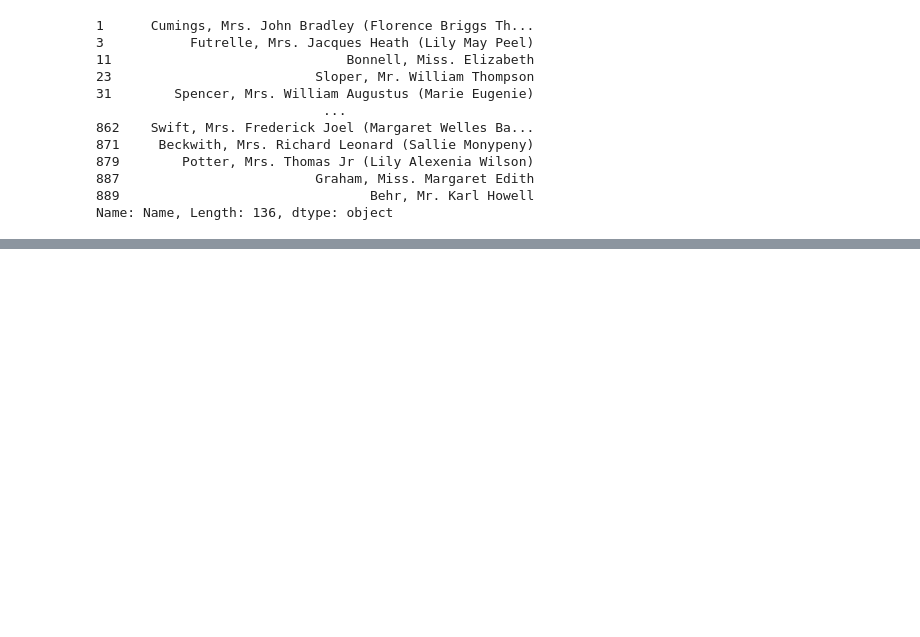
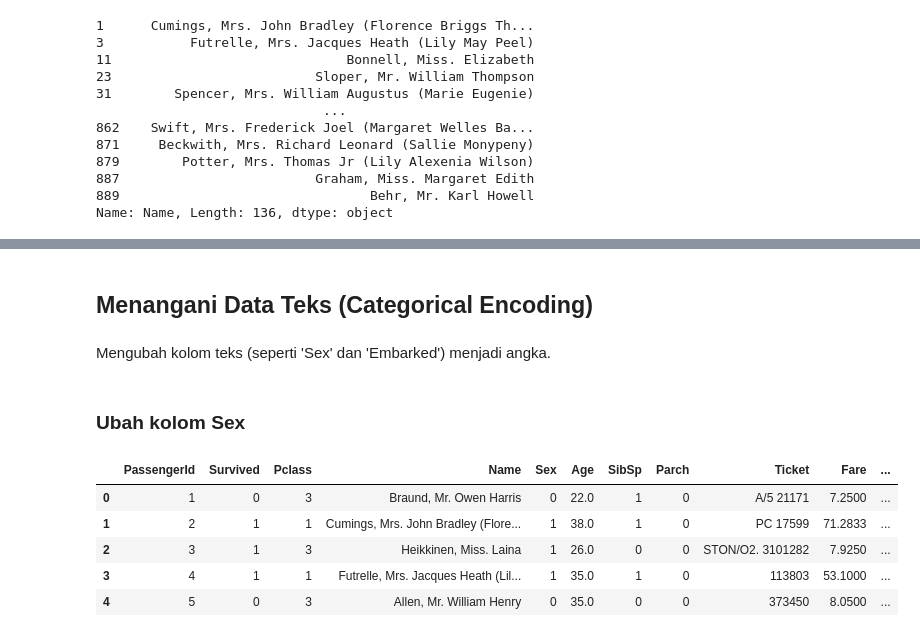
Before and after one commit to Ulinuhabduh/ML-Journey, a Jupyter notebook: Bulan 1/01-First-Data-Load.ipynb, the cells around one changed output, grey strips where cells are left out. Drawn from its saved outputs; the diff is of its cells as text; code cells hidden in the pictures; blank space fills up the shorter version.

```diff
--- a/Bulan 1/01-First-Data-Load.ipynb
+++ b/Bulan 1/01-First-Data-Load.ipynb
@@ -183,0 +232,9 @@ Name: Name, Length: 136, dtype: object
+# %%
+# Cari modus dari Embarked
+mode_embarked = df['Embarked'].mode()[0]
+
+# Isi nilai NaN di kolom Emabarked dengan modusnya
+df['Embarked'].fillna(mode_embarked, inplace=True)
+
+# Cek kembali apakah masih ada data yang hilang di kolom Embarked
+print(df['Embarked'].isnull().sum())
@@ -183,0 +247,6 @@ Name: Name, Length: 136, dtype: object
+# %%
+# Hapus kolom Cabin dari dataframe
+df.drop('Cabin', axis=1, inplace=True)
+
+# Lihat kolom yang tersisa
+print(df.columns)
@@ -183,0 +261,6 @@ Name: Name, Length: 136, dtype: object
+# %%
+# FamilySize = Jumlah saudara/pasangan (SibSp) + Jumlah orang tua/anak (Parch) + 1 (diri sendiri)
+df['FamilySize'] = df['SibSp'] + df['Parch'] + 1
+
+# Lihat hasilnya
+df[['Name', 'SibSp', 'Parch', 'FamilySize']].head()
@@ -183,0 +276,7 @@ Name: Name, Length: 136, dtype: object
+# %%
+# Buat kolom isAlone
+import numpy as np
+df['IsAlone'] = np.where(df['FamilySize'] == 1, 1, 0)
+
+# Tampilkan
+df[['Name', 'FamilySize', 'IsAlone']].head(10)
@@ -183,0 +295,18 @@ Name: Name, Length: 136, dtype: object
+# %% [markdown]
+## Menangani Data Teks (Categorical Encoding)
+# %% [markdown]
+Mengubah kolom teks (seperti 'Sex' dan 'Embarked') menjadi angka.
+# %% [markdown]
+### Ubah kolom Sex
+# %%
+# Ubah male menjadi 0 dan female menjadi 1
+df['Sex'] = df['Sex'].map({'male': 0, 'female': 1})
+
+df.head()
+# %% [output]
+|  | PassengerId | Survived | Pclass | Name | Sex | Age | SibSp | Parch | Ticket | Fare | ... |
+| 0 | 1 | 0 | 3 | Braund, Mr. Owen Harris | 0 | 22.0 | 1 | 0 | A/5 21171 | 7.2500 | ... |
+| 1 | 2 | 1 | 1 | Cumings, Mrs. John Bradley (Flore... | 1 | 38.0 | 1 | 0 | PC 17599 | 71.2833 | ... |
+| 2 | 3 | 1 | 3 | Heikkinen, Miss. Laina | 1 | 26.0 | 0 | 0 | STON/O2. 3101282 | 7.9250 | ... |
+| 3 | 4 | 1 | 1 | Futrelle, Mrs. Jacques Heath (Lil... | 1 | 35.0 | 1 | 0 | 113803 | 53.1000 | ... |
+| 4 | 5 | 0 | 3 | Allen, Mr. William Henry | 0 | 35.0 | 0 | 0 | 373450 | 8.0500 | ... |
```
Also changed, not shown: parts of 20 cells of this notebook.
